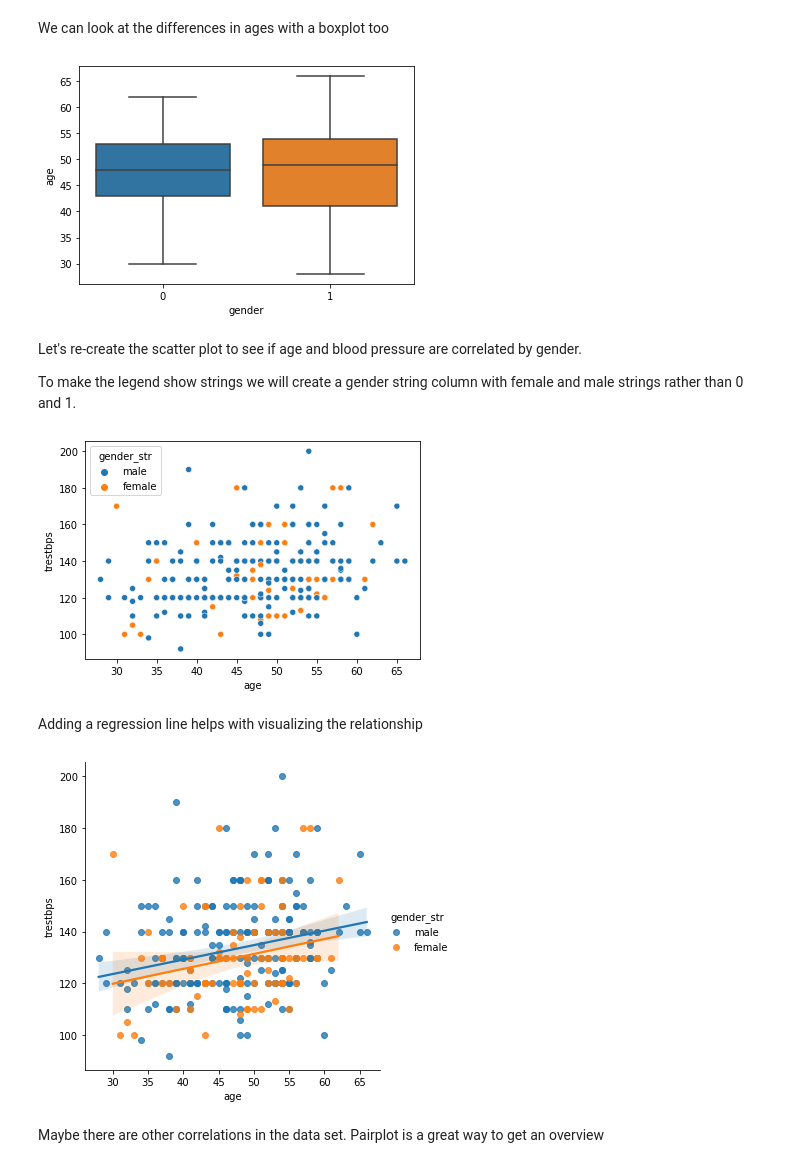
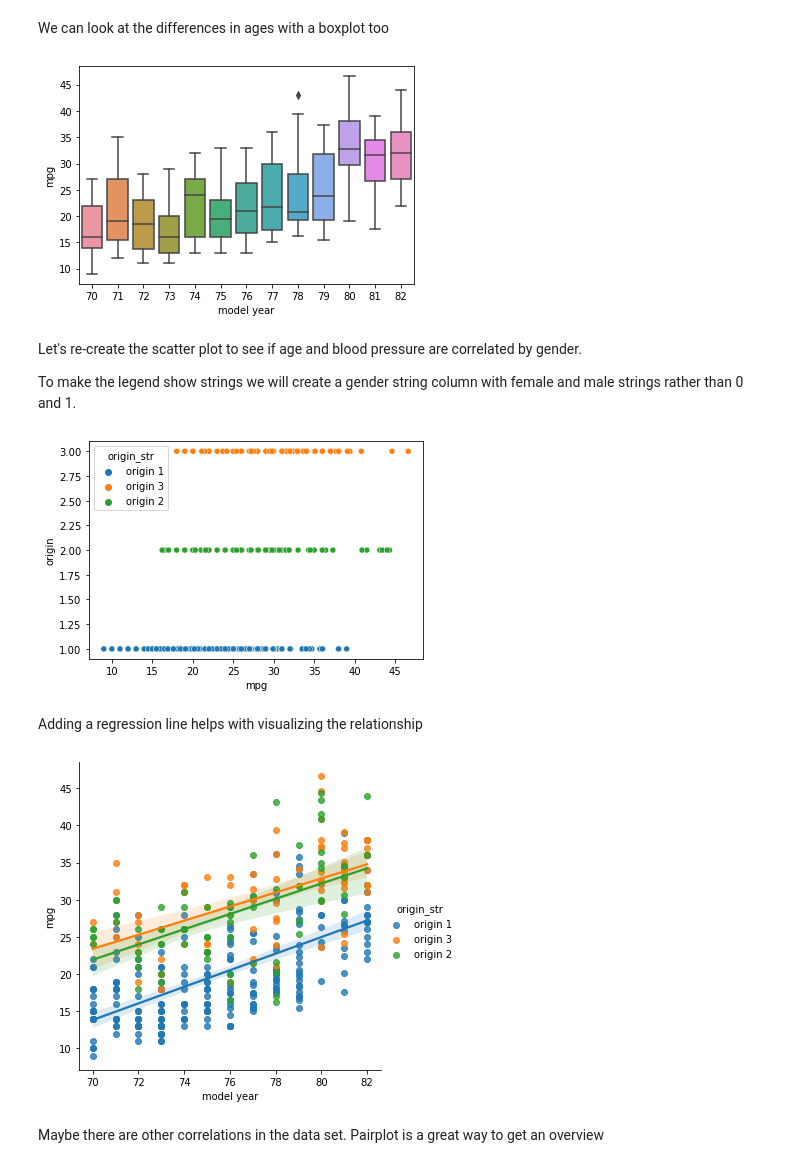
Before and after one commit to ENSF611/lab0-data-and-visualization-review-WillKNguyen, a Jupyter notebook: ml-lab0-master/lab0-visualization-auto_mpg.ipynb, the cells around one changed output. Saved outputs shown, nothing was run; the diff lists cells and outputs as text; code cells hidden in the pictures.

```diff
--- a/ml-lab0-master/lab0-visualization-auto_mpg.ipynb
+++ b/ml-lab0-master/lab0-visualization-auto_mpg.ipynb
@@ -212,9 +212,9 @@ sns.displot(x='mpg', hue='origin', data=data, multiple='stack');
 # %% [markdown]
 We can look at the differences in ages with a boxplot too
 # %%
-sns.boxplot(x='gender', y='age', data=data);
+sns.boxplot(x='model year', y='mpg', data=data);
 # %% [output]
-[figure, old version]
+[figure, new version]
 # %% [markdown]
 Let's re-create the scatter plot to see if age and blood pressure are correlated by gender.
 
@@ -224,13 +224,13 @@ data['gender_str'] = data['gender'].replace([0, 1], ['female', 'male'])
 # %%
-ax = sns.scatterplot(x='age', y='trestbps', data=data, hue='gender_str')
+ax = sns.scatterplot(x='mpg', y='origin', data=data, hue='origin_str')
 # %% [output]
-[figure, old version]
+[figure, new version]
 # %% [markdown]
 Adding a regression line helps with visualizing the relationship
 # %%
-ax = sns.lmplot(x='age', y='trestbps', data=data, hue='gender_str')
+ax = sns.lmplot(y='mpg', x='model year', data=data, hue='origin_str')
 # %% [output]
-[figure, old version]
+[figure, new version]
 # %% [markdown]
 Maybe there are other correlations in the data set. Pairplot is a great way to get an overview
 # %%
```
Also changed, not shown: parts of 4 cells of this notebook.
